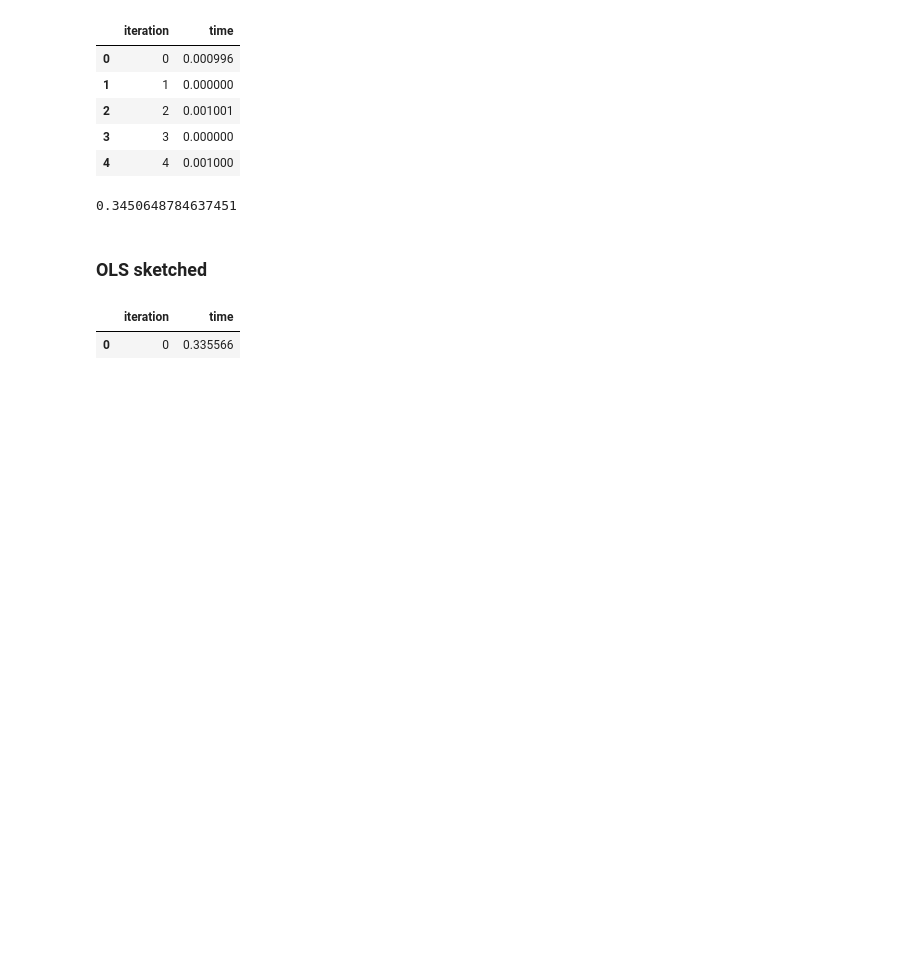
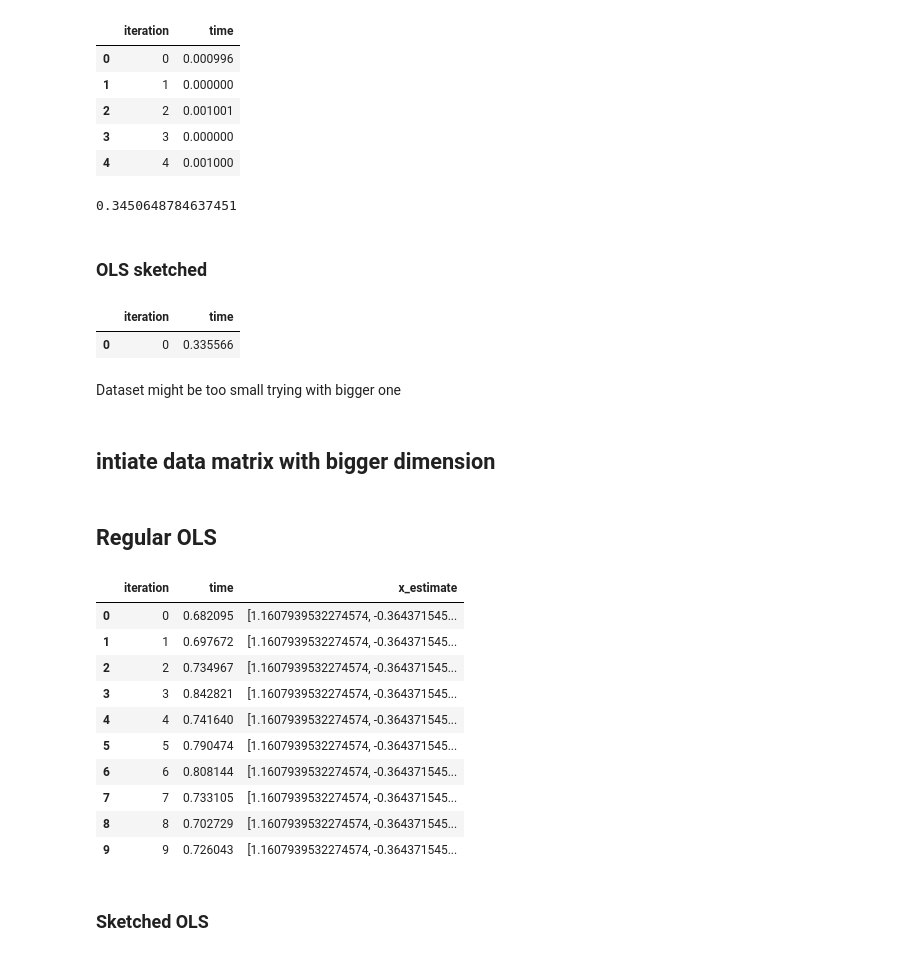
Before and after one commit to LakBoonJun1/DSA4288, a Jupyter notebook: Notebook/OLS.ipynb, the cells around one changed output. Saved outputs shown, nothing was run; the diff lists cells and outputs as text; code cells hidden in the pictures; blank space fills up the shorter version.

```diff
--- a/Notebook/OLS.ipynb
+++ b/Notebook/OLS.ipynb
@@ -1011,6 +1011,9 @@ def fast_least_squares_sgd_with_intercept_nosvd(A, b, non_zero_entries, m, T=100
         # Step 6.4: Update x using preconditioned gradient
         x = x - eta * R @ (R.T @ gt)
 
+        if np.linalg.norm(gt) < 1e-3:  # Early stopping criterion
+            break
+
     return x[1:],x[0]
 # %% [markdown]
 ### Regularisation sketch with intercept
@@ -1120,3 +1126,50 @@ time_OLS_sketch_df.head()
 # %% [output]
 |  | iteration | time |
 | 0 | 0 | 0.335566 |
+# %% [markdown]
+Dataset might be too small trying with bigger one
+# %% [markdown]
+## intiate data matrix with bigger dimension
+# %%
+#Feature matrix
+n = 100000
+d = 100
+X = np.random.randn(n, d) #dimension 100000 x 100 (n x d)
+
+#True coefficients
+true_x_coefficient = np.random.randn(d)
+
+#target vector
+y = X @ true_x_coefficient + np.random.randn(n) * 0.1 # noise level
+# %% [markdown]
+## Regular OLS
+# %%
+iterations = 10
+results = []
+
+for i in range(iterations):
+    start_time = time.time()
+    x_ols, _, _, _ = np.linalg.lstsq(X, y, rcond=None)
+    end_time = time.time()
+    iteration_time = end_time - start_time
+
+    results.append({'iteration': i, 'time': iteration_time, 'x_estimate' : x_ols})
+
+# Create a new DataFrame with the results
+time_OLS_df = pd.DataFrame(results)
+# %%
+time_OLS_df
+# %% [output]
+|  | iteration | time | x_estimate |
+| 0 | 0 | 0.682095 | [1.1607939532274574, -0.364371545... |
+| 1 | 1 | 0.697672 | [1.1607939532274574, -0.364371545... |
+| 2 | 2 | 0.734967 | [1.1607939532274574, -0.364371545... |
+| 3 | 3 | 0.842821 | [1.1607939532274574, -0.364371545... |
+| 4 | 4 | 0.741640 | [1.1607939532274574, -0.364371545... |
+| 5 | 5 | 0.790474 | [1.1607939532274574, -0.364371545... |
+| 6 | 6 | 0.808144 | [1.1607939532274574, -0.364371545... |
+| 7 | 7 | 0.733105 | [1.1607939532274574, -0.364371545... |
+| 8 | 8 | 0.702729 | [1.1607939532274574, -0.364371545... |
+| 9 | 9 | 0.726043 | [1.1607939532274574, -0.364371545... |
+# %% [markdown]
+### Sketched OLS
```
Also changed, not shown: parts of 5 cells of this notebook.
